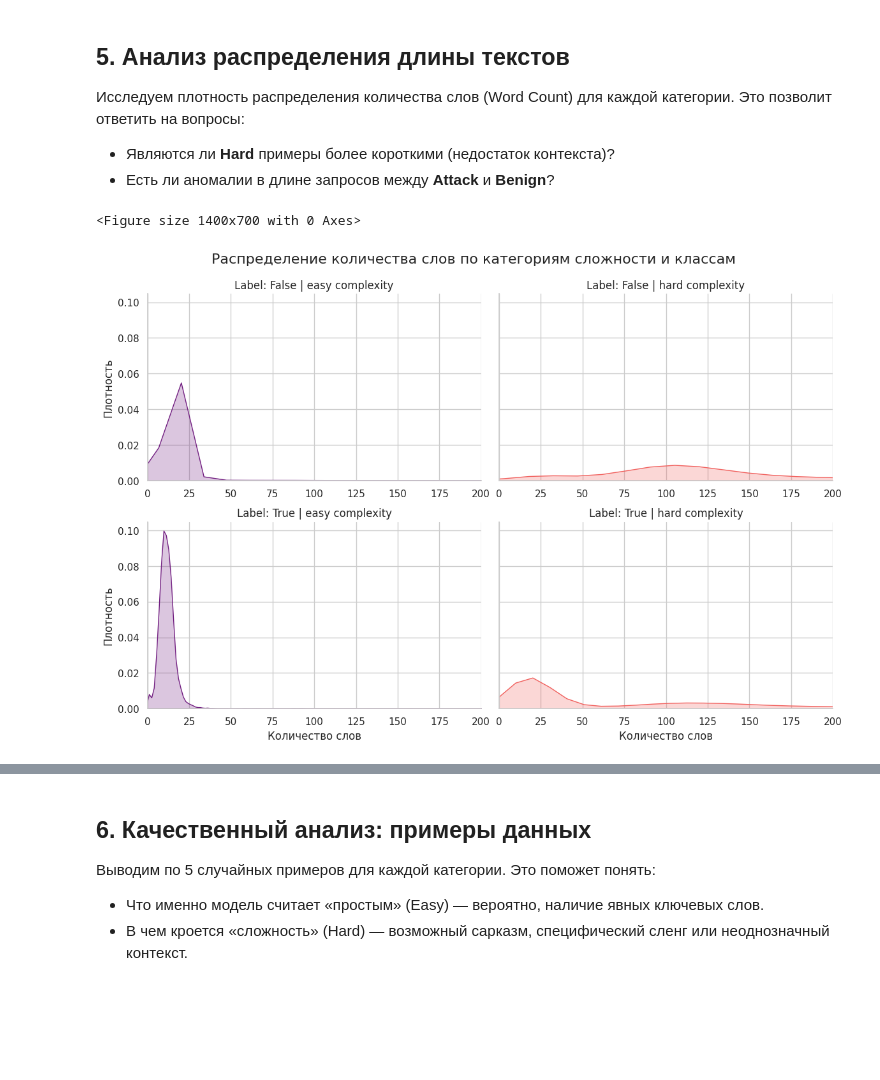
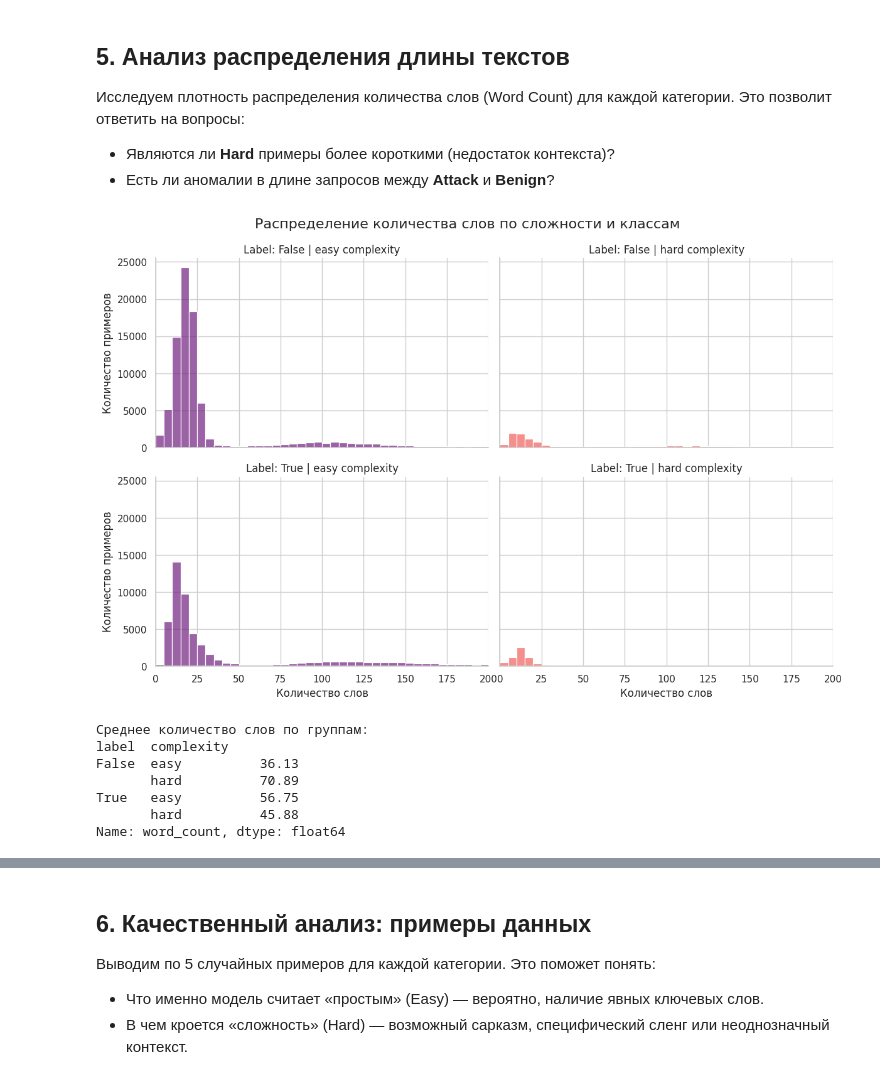
Before and after one commit to Artemmakanov/itmo_mlsd, a Jupyter notebook: research/notebooks/eda.ipynb, the cells around one changed output, grey strips where cells are left out. Saved outputs shown, nothing was run; the diff lists cells and outputs as text; code cells hidden in the pictures; blank space fills up the shorter version.

```diff
--- a/research/notebooks/eda.ipynb
+++ b/research/notebooks/eda.ipynb
@@ -285,33 +294,70 @@ plt.show()
 * Являются ли **Hard** примеры более короткими (недостаток контекста)?
 * Есть ли аномалии в длине запросов между **Attack** и **Benign**?
 # %%
-# Рассчитываем количество слов для каждого примера
-df['word_count'] = df['text'].apply(lambda x: len(str(x).split()))
+# Количество слов
+df["word_count"] = df["text"].apply(lambda x: len(str(x).split()))
 
-# Настройка графиков
-plt.figure(figsize=(14, 7))
-g = sns.FacetGrid(df, col="complexity", row="label", hue="complexity",
-                  palette='magma', height=4, aspect=1.5, sharex=False)
+# Общий биннинг (единый для всех фасетов)
+max_words = 200
+bin_width = 5
+bins = np.arange(0, max_words + bin_width, bin_width)
 
-# Строим графики плотности (KDE)
-g.map(sns.kdeplot, "word_count", fill=True, bw_adjust=1)
+# FacetGrid
+g = sns.FacetGrid(
+    df,
+    col="complexity",
+    row="label",
+    hue="complexity",
+    palette="magma",
+    height=4,
+    aspect=1.5,
+    sharex=True,
+    sharey=True
+)
 
-# Настройка осей и заголовков
-g.set_axis_labels("Количество слов", "Плотность")
-g.set_titles(col_template="{col_name} complexity", row_template="Label: {row_name}")
+# Гистограммы с одинаковыми бинами
+g.map(
+    sns.histplot,
+    "word_count",
+    bins=bins,
+    stat="count",
+    element="bars",
+    fill=True,
+    alpha=0.7
+)
+
+# Оформление
+g.set_axis_labels("Количество слов", "Количество примеров")
+g.set_titles(
+    col_template="{col_name} complexity",
+    row_template="Label: {row_name}"
+)
 g.fig.subplots_adjust(top=0.9)
-g.fig.suptitle('Распределение количества слов по категориям сложности и классам', fontsize=16)
+g.fig.suptitle(
+    "Распределение количества слов по сложности и классам",
+    fontsize=16
+)
 
-# Ограничим X для наглядности (например, до 200 слов), так как длинные хвосты могут портить масштаб
+# Ограничение оси X
 for ax in g.axes.flat:
-    ax.set_xlim(0, 200)
+    ax.set_xlim(0, max_words)
 
-plt.savefig('wordcount_distribution.png')
+plt.savefig("wordcount_distribution.png")
 plt.show()
 
-# Вывод статистик
+# Статистики
 print("Среднее количество слов по группам:")
-print(df.groupby(['label', 'complexity'])['word_count'].mean().round(2))
+print(
+    df.groupby(["label", "complexity"])["word_count"]
+      .mean()
+      .round(2)
+)
 # %% [output]
+[figure, new version]
-<Figure size 1400x700 with 0 Axes>
+Среднее количество слов по группам:
+label  complexity
+False  easy          36.13
+       hard          70.89
+True   easy          56.75
+       hard          45.88
+Name: word_count, dtype: float64
-[figure, old version]
```
Also changed, not shown: parts of 10 cells of this notebook, 11 other files.
